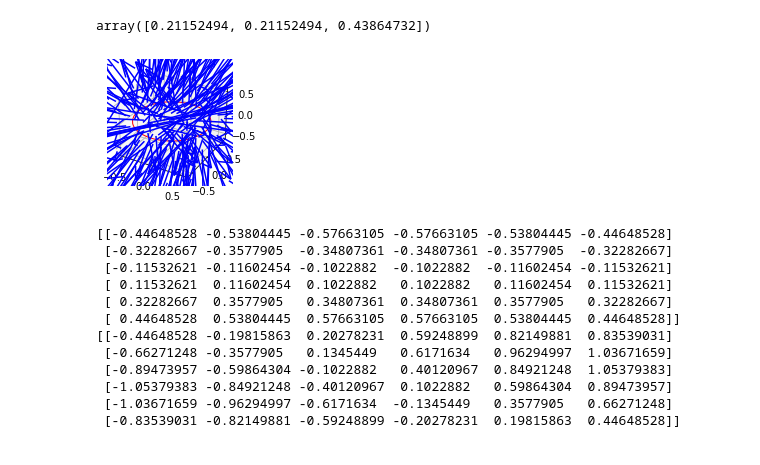
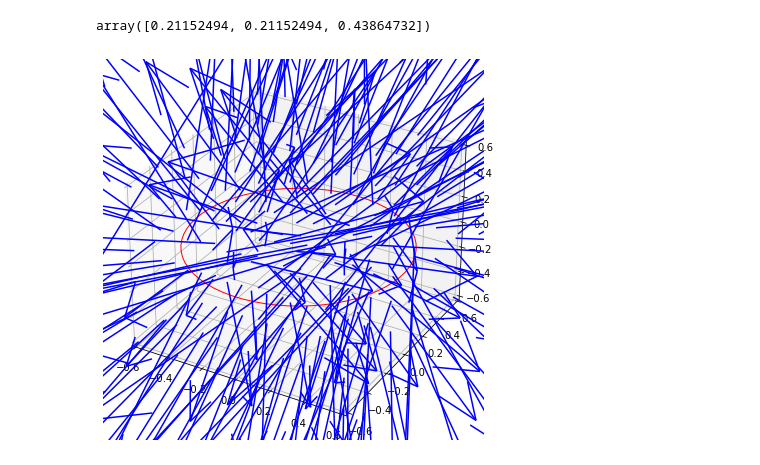
Before and after one commit to ccastillo00/Metodoscomputacionales1_CamiloCastilloMiguelGarcia, a Jupyter notebook: Parcial 2/Punto_22_Integración.ipynb, the cells around one changed output. Drawn from its saved outputs; the diff is of its cells as text; code cells hidden in the pictures.

```diff
--- a/Parcial 2/Punto_22_Integración.ipynb
+++ b/Parcial 2/Punto_22_Integración.ipynb
@@ -47,40 +47,26 @@ Ex = np.zeros((N,N,N))
 Ey = np.zeros((N,N,N))
 Ez = np.zeros((N,N,N))
 # %%
-fig = plt.figure(figsize=(5,5))
+fig = plt.figure(figsize=(15,15))
 ax = fig.add_subplot(121,projection='3d')
 ax.set_xlim(-0.6,0.6)
 ax.set_ylim(-0.6,0.6)
 ax.set_zlim(-0.6,0.6)
 circle=Circle((0,0),0.6,color='r',fill=False)
 ax.add_patch(circle)
 art3d.pathpatch_2d_to_3d(circle, z=0, zdir="z")
 
 for i in tqdm(range(N)):
     for j in range(N):
         for k in range(N):
 
             Ex[i,j,k]=Integral(x[i],y[j],z[k],G_leg)[0]
 
             Ey[i,j,k]=Integral(x[i],y[j],z[k],G_leg)[1]
 
             Ez[i,j,k]=Integral(x[i],y[j],z[k],G_leg)[2]
 
 
             ax.quiver(x[i],y[j],z[k],Ex[i,j,k],Ey[i,j,k],Ez[i,j,k],color='blue')
 # %% [output]
-[figure, old version]
+[figure, new version]
-# %%
-print(Ex[:,:,5],Ey[:,:,5])
-# %% [output]
-[[-0.44648528 -0.53804445 -0.57663105 -0.57663105 -0.53804445 -0.44648528]
- [-0.32282667 -0.3577905  -0.34807361 -0.34807361 -0.3577905  -0.32282667]
- [-0.11532621 -0.11602454 -0.1022882  -0.1022882  -0.11602454 -0.11532621]
- [ 0.11532621  0.11602454  0.1022882   0.1022882   0.11602454  0.11532621]
- [ 0.32282667  0.3577905   0.34807361  0.34807361  0.3577905   0.32282667]
- [ 0.44648528  0.53804445  0.57663105  0.57663105  0.53804445  0.44648528]] [[-0.44648528 -0.19815863  0.20278231  0.59248899  0.82149881  0.83539031]
- [-0.66271248 -0.3577905   0.1345449   0.6171634   0.96294997  1.03671659]
- [-0.89473957 -0.59864304 -0.1022882   0.40120967  0.84921248  1.05379383]
- [-1.05379383 -0.84921248 -0.40120967  0.1022882   0.59864304  0.89473957]
- [-1.03671659 -0.96294997 -0.6171634  -0.1345449   0.3577905   0.66271248]
- [-0.83539031 -0.82149881 -0.59248899 -0.20278231  0.19815863  0.44648528]]
```
Also changed, not shown: parts of 3 cells of this notebook.
